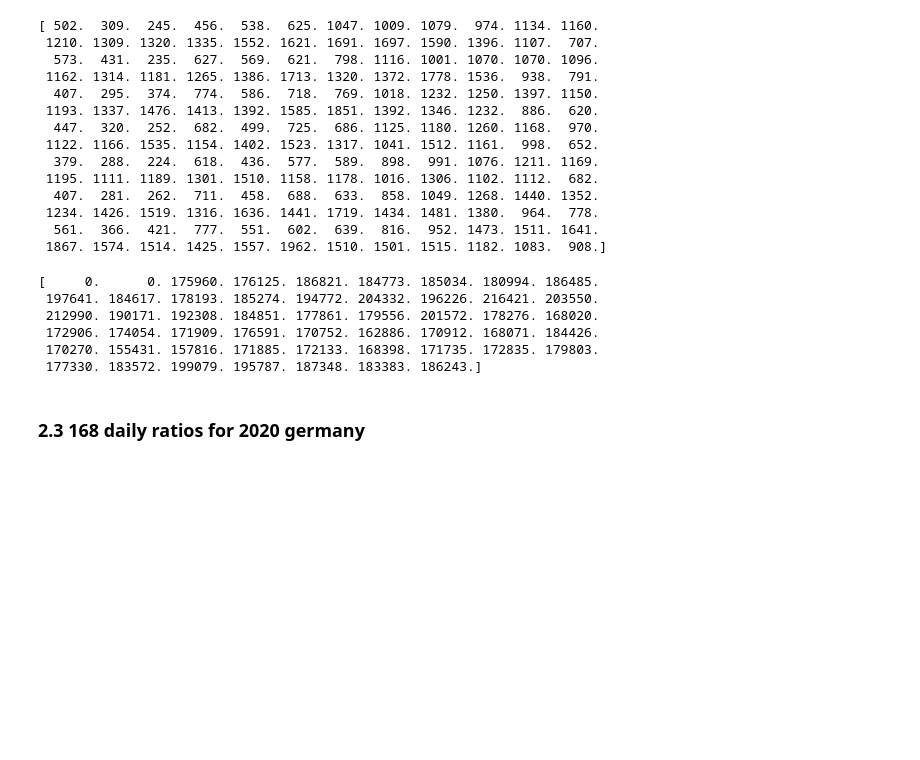
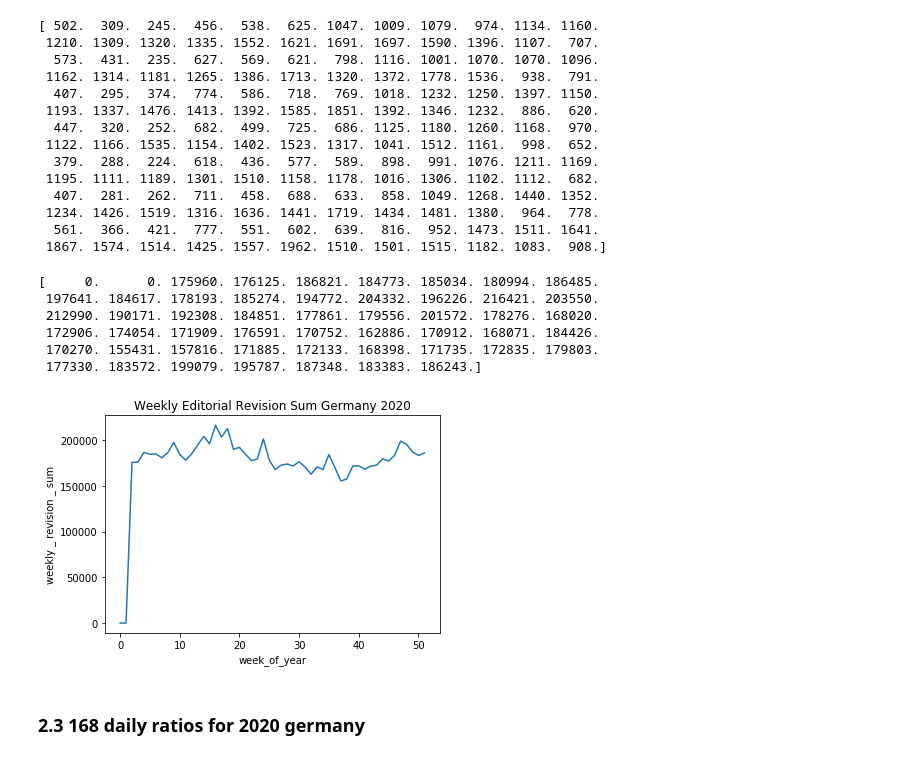
Before and after one commit to L-ansari/Wikipedia_Rhythms, a Jupyter notebook: notebooks/Analysis.ipynb, the cells around one changed output. Saved outputs shown, nothing was run; the diff lists cells and outputs as text; code cells hidden in the pictures; blank space fills up the shorter version.

```diff
--- a/notebooks/Analysis.ipynb
+++ b/notebooks/Analysis.ipynb
@@ -555,6 +585,17 @@ print(weekly_sum_deutch_2020)
  172906. 174054. 171909. 176591. 170752. 162886. 170912. 168071. 184426.
  170270. 155431. 157816. 171885. 172133. 168398. 171735. 172835. 179803.
  177330. 183572. 199079. 195787. 187348. 183383. 186243.]
+# %%
+import matplotlib.pyplot as plt
+ax = plt.gca()
+
+plt.plot(weekly_sum_deutch_2020)
+plt.title('Weekly Editorial Revision Sum Germany 2020')
+plt.ylabel('weekly _ revision _ sum')
+plt.xlabel('week_of_year')
+plt.show()
+# %% [output]
+[figure, added]
 # %% [markdown]
 ### 2.3  168 daily ratios for 2020 germany
 # %%
```
Also changed, not shown: parts of 24 cells of this notebook, 1 other file.
